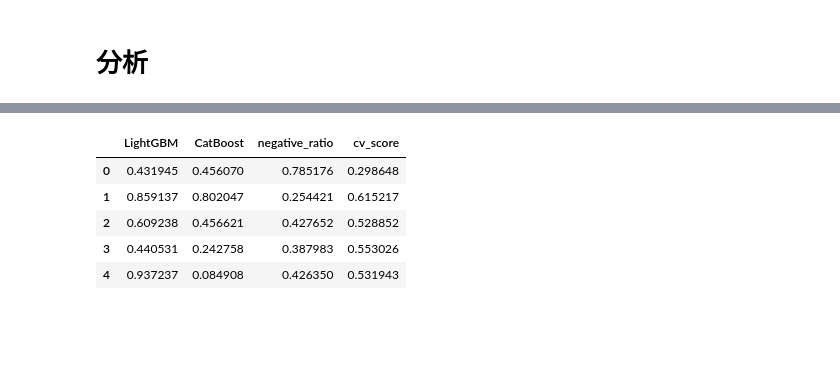
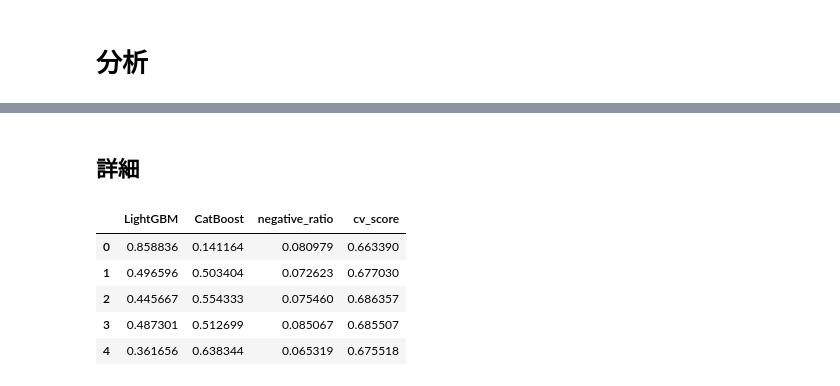
Before and after one commit to IR325/FinancialDataApplication, a Jupyter notebook: notebooks/20240205_access_s3.ipynb, the cells around one changed output, grey strips where cells are left out. Drawn from its saved outputs; the diff is of its cells as text; code cells hidden in the pictures; blank space fills up the shorter version.

```diff
--- a/notebooks/20240205_access_s3.ipynb
+++ b/notebooks/20240205_access_s3.ipynb
@@ -28,11 +27,16 @@ df
+# %% [markdown]
+## 詳細
 # %%
-df = pd.read_csv(os.path.join(RESULT_PATH, "20240205_04", "cv_details.csv"))
+df = pd.read_csv(os.path.join(RESULT_PATH, "20240205_02", "cv_details.csv"))
+df["temp_sum"] = df["LightGBM"] + df["CatBoost"]
+df["LightGBM"] = df["LightGBM"] / df["temp_sum"]
+df["CatBoost"] = df["CatBoost"] / df["temp_sum"]
+df = df.drop(columns="temp_sum")
+df
+# %% [output]
+|  | LightGBM | CatBoost | negative_ratio | cv_score |
+| 0 | 0.858836 | 0.141164 | 0.080979 | 0.663390 |
+| 1 | 0.496596 | 0.503404 | 0.072623 | 0.677030 |
+| 2 | 0.445667 | 0.554333 | 0.075460 | 0.686357 |
+| 3 | 0.487301 | 0.512699 | 0.085067 | 0.685507 |
+| 4 | 0.361656 | 0.638344 | 0.065319 | 0.675518 |
-# %%
-df
-# %% [output]
-|  | LightGBM | CatBoost | negative_ratio | cv_score |
-| 0 | 0.431945 | 0.456070 | 0.785176 | 0.298648 |
-| 1 | 0.859137 | 0.802047 | 0.254421 | 0.615217 |
-| 2 | 0.609238 | 0.456621 | 0.427652 | 0.528852 |
-| 3 | 0.440531 | 0.242758 | 0.387983 | 0.553026 |
-| 4 | 0.937237 | 0.084908 | 0.426350 | 0.531943 |
```
Also changed, not shown: parts of 8 cells of this notebook, 1 other file.
